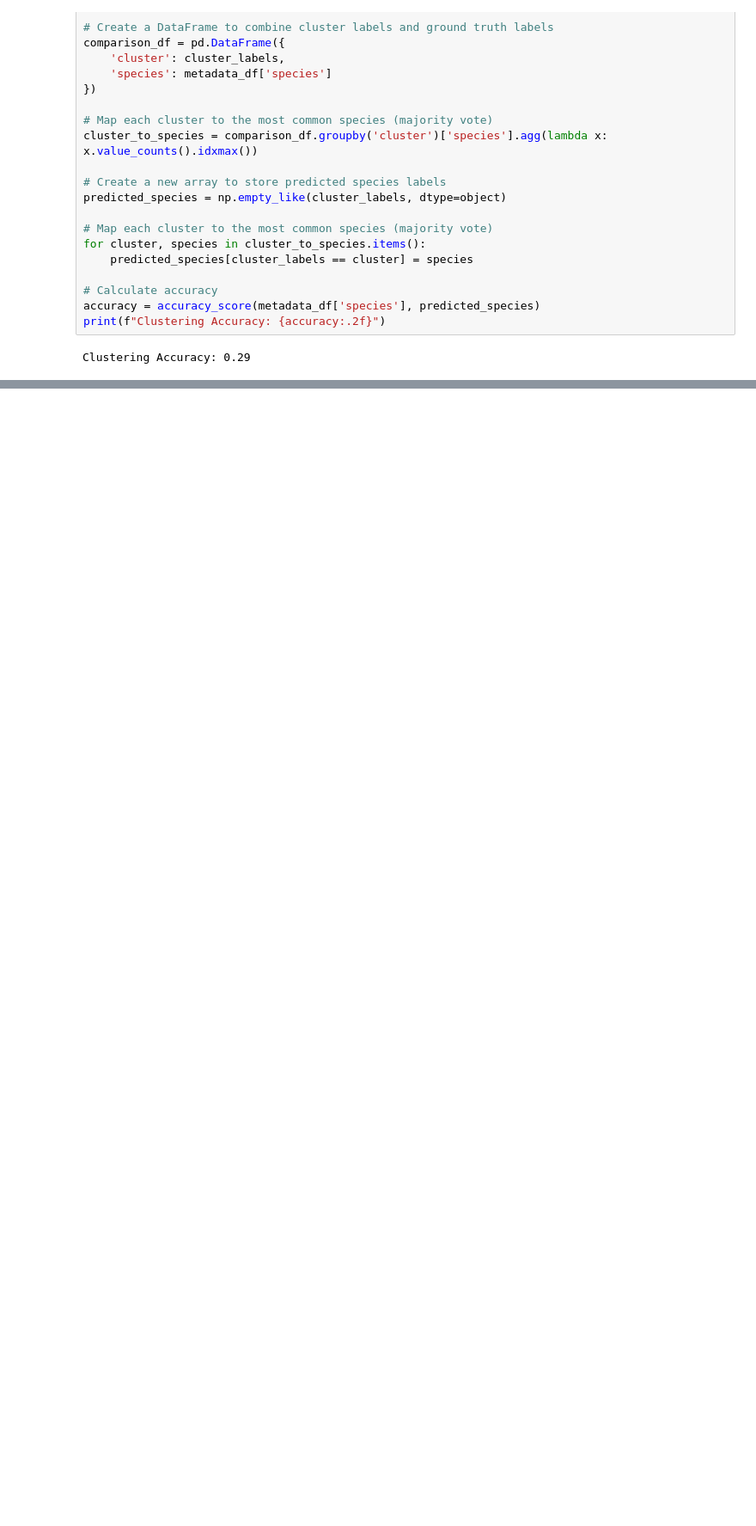
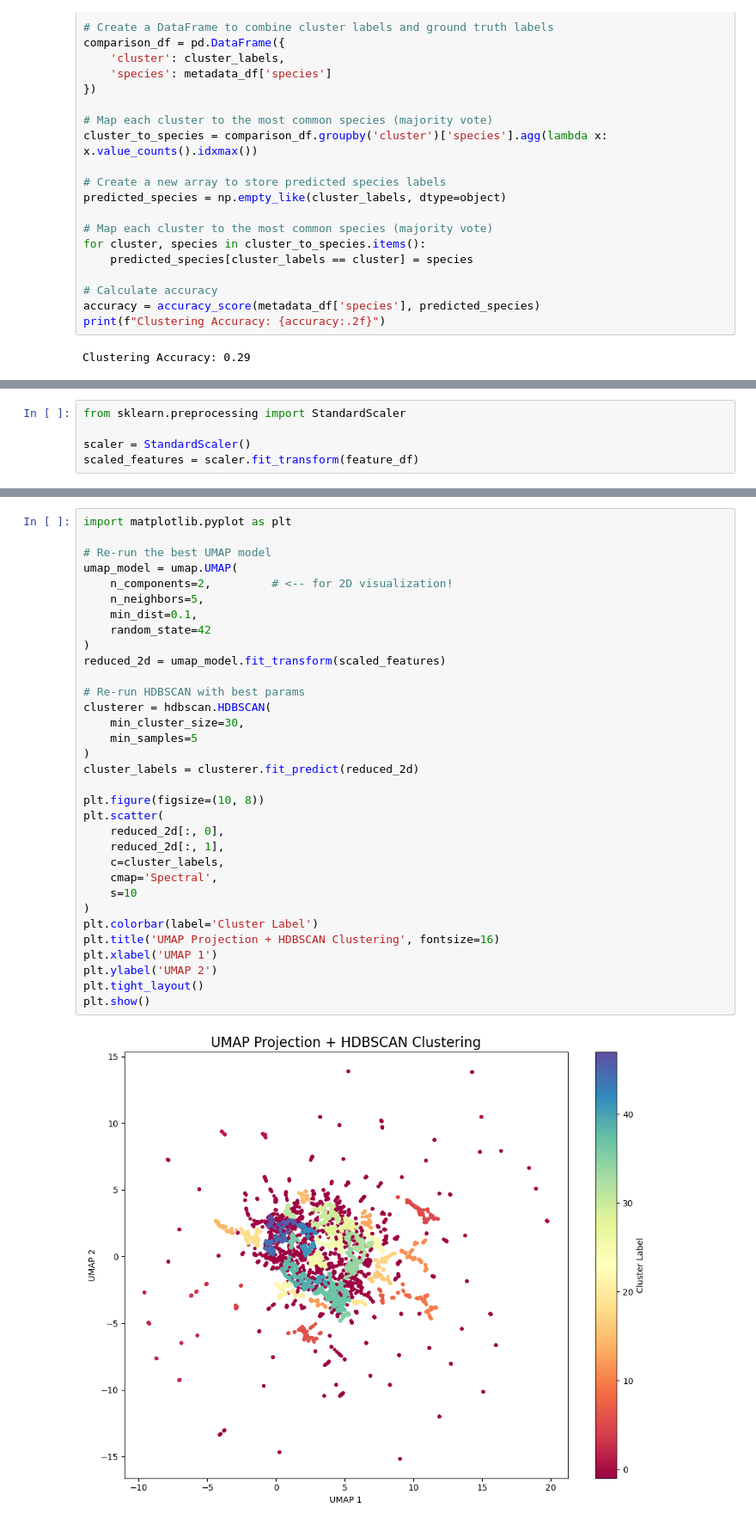
Before and after one commit to PaulHBartley/DTSA-5510, a Jupyter notebook: DTSA-5510_final_project.ipynb, the cells around one changed output, grey strips where cells are left out. Shown at 86% size. Drawn from its saved outputs; the diff is of its cells as text; blank space fills up the shorter version.

```diff
--- a/DTSA-5510_final_project.ipynb
+++ b/DTSA-5510_final_project.ipynb
@@ -349,0 +385,5 @@ Name: species, dtype: object
+# %%
+from sklearn.preprocessing import StandardScaler
+
+scaler = StandardScaler()
+scaled_features = scaler.fit_transform(feature_df)
@@ -349,0 +524,35 @@ Name: species, dtype: object
+# %%
+import matplotlib.pyplot as plt
+
+# Re-run the best UMAP model
+umap_model = umap.UMAP(
+    n_components=2,         # <-- for 2D visualization!
+    n_neighbors=5,
+    min_dist=0.1,
+    random_state=42
+)
+reduced_2d = umap_model.fit_transform(scaled_features)
+
+# Re-run HDBSCAN with best params
+clusterer = hdbscan.HDBSCAN(
+    min_cluster_size=30,
+    min_samples=5
+)
+cluster_labels = clusterer.fit_predict(reduced_2d)
+
+plt.figure(figsize=(10, 8))
+plt.scatter(
+    reduced_2d[:, 0],
+    reduced_2d[:, 1],
+    c=cluster_labels,
+    cmap='Spectral',
+    s=10
+)
+plt.colorbar(label='Cluster Label')
+plt.title('UMAP Projection + HDBSCAN Clustering', fontsize=16)
+plt.xlabel('UMAP 1')
+plt.ylabel('UMAP 2')
+plt.tight_layout()
+plt.show()
+# %% [output]
+[figure, added]
```
Also changed, not shown: parts of 23 cells of this notebook.
